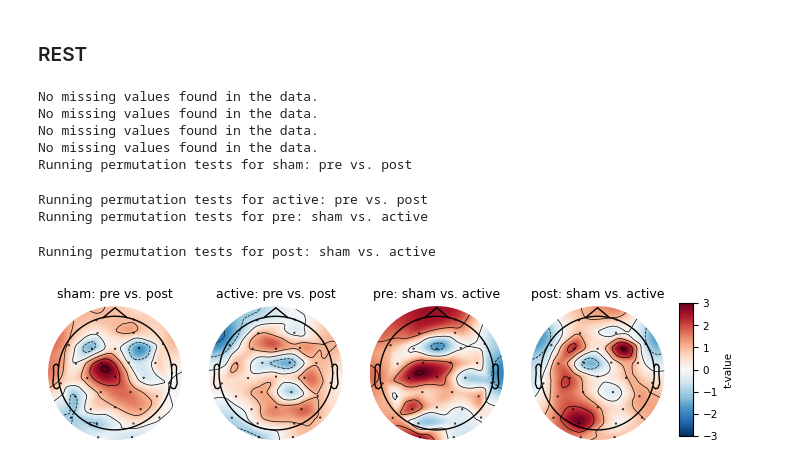
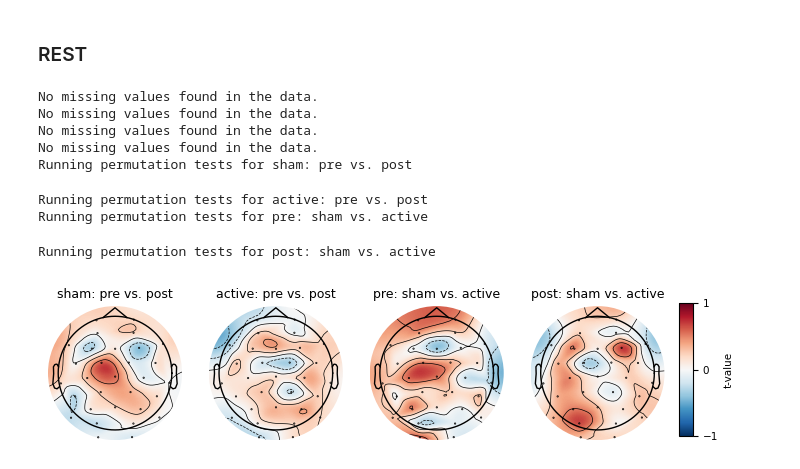
Before and after one commit to Shawnzty/tRNS-Intelligence, a Jupyter notebook: processing/aperiodic_exp/fooof_rest.ipynb, the cells around one changed output. Cells and saved outputs as stored; diff of their text form; code cells hidden in the pictures.

```diff
--- a/processing/aperiodic_exp/fooof_rest.ipynb
+++ b/processing/aperiodic_exp/fooof_rest.ipynb
@@ -209,7 +209,7 @@ def normalize_t_obs(t_obs): # t_obs in shape: 3 comparisons * 32 channels
     # Step 1: Find the maximum absolute value
     max_abs_value = np.max(np.abs(t_obs))
     # Step 2: Normalize the array
-    normalized_t_obs = (t_obs / max_abs_value) * 3
+    normalized_t_obs = (t_obs / max_abs_value)
     return normalized_t_obs
 
 # check missing values and replace with mean
@@ -248,54 +248,50 @@ comparison_names = ['sham: pre vs. post', 'active: pre vs. post', 'pre: sham vs.
 print("Running permutation tests for " + comparison_names[0])
 condition1, condition2 = shuffle12(pre_sham_nan, post_sham_nan, ratio=0)
 t_obs[0, :] = funcs.perm_test(condition1, condition2, adjacency)
-# t_obs[0, :] = t_obs[0, :] * 0.5
 
 print("Running permutation tests for " + comparison_names[1])
 condition1, condition2 = shuffle12(pre_active_nan, post_active_nan, ratio=0)
 t_obs[1, :] = funcs.perm_test(condition1, condition2, adjacency)
-# t_obs[1, :] = t_obs[1, :] * 0.5
 
 print("Running permutation tests for " + comparison_names[2])
 condition1, condition2 = shuffle12(pre_sham_nan, pre_active_nan, ratio=0)
 t_obs[2, :] = funcs.perm_test(condition1, condition2, adjacency)
-# t_obs[2, :] = t_obs[2, :] * 0.5
 
 print("Running permutation tests for " + comparison_names[3])
 condition1, condition2 = shuffle12(post_sham_nan, post_active_nan, ratio=0)
 t_obs[3, :] = funcs.perm_test(condition1, condition2, adjacency)
-# t_obs[3, :] = t_obs[3, :] * 0.5
 
 
 normalized_t = normalize_t_obs(t_obs)
-# normalized_t[0, :] = normalized_t[0, :] * 0.2
+normalized_t = normalized_t * 0.7
 
 cm = 1/2.54
 fig, axes = plt.subplots(nrows=1, ncols=len(comparison_names), figsize=(4.5*4*cm, 4.5*cm))
 for j in range(len(comparison_names)):
     ax = axes[j]  # Get the correct axis from the grid
-    im, cn = mne.viz.plot_topomap(normalized_t[j,:], pos=raw.info, axes=ax, show=False, contours=4, vlim=[-3, 3], cmap='RdBu_r')
+    im, cn = mne.viz.plot_topomap(normalized_t[j,:], pos=raw.info, axes=ax, show=False, contours=4, vlim=[-1, 1], cmap='RdBu_r')
     # Add title to each subplot
     ax.set_title(comparison_names[j])
 
 cbar_ax = fig.add_axes([0.9, 0.1, 0.02, 0.75])
 cbar = fig.colorbar(im, cax=cbar_ax, orientation='vertical')
-cbar.set_ticks([-3, -2, -1, 0, 1, 2, 3])
+cbar.set_ticks([-1, 0, 1])
 cbar.set_label('t-value')
 # fig.suptitle(case_title + ', by %', fontsize=20, y=1.1)
 matplotlib.rcParams.update({'font.size': 7.5})
 fig.subplots_adjust(left=0.01, bottom=0.01, right=0.88, top=0.9)
 save_path = os.path.join('..', '..', '..', 'paper', 'Figure 4 fooof', 'fooof_rest.eps')
 plt.savefig(save_path, format='eps')
 save_path = os.path.join('..', '..', '..', 'paper', 'Figure 4 fooof', 'fooof_rest.png')
 plt.savefig(save_path, format='png', dpi=600)
 plt.show()
 # %% [output]
 No missing values found in the data.
 No missing values found in the data.
 No missing values found in the data.
 No missing values found in the data.
 Running permutation tests for sham: pre vs. post
 Running permutation tests for active: pre vs. post
 Running permutation tests for pre: sham vs. active
 Running permutation tests for post: sham vs. active
-[figure, old version]
+[figure, new version]
```
Also changed, not shown: 1 other file.
